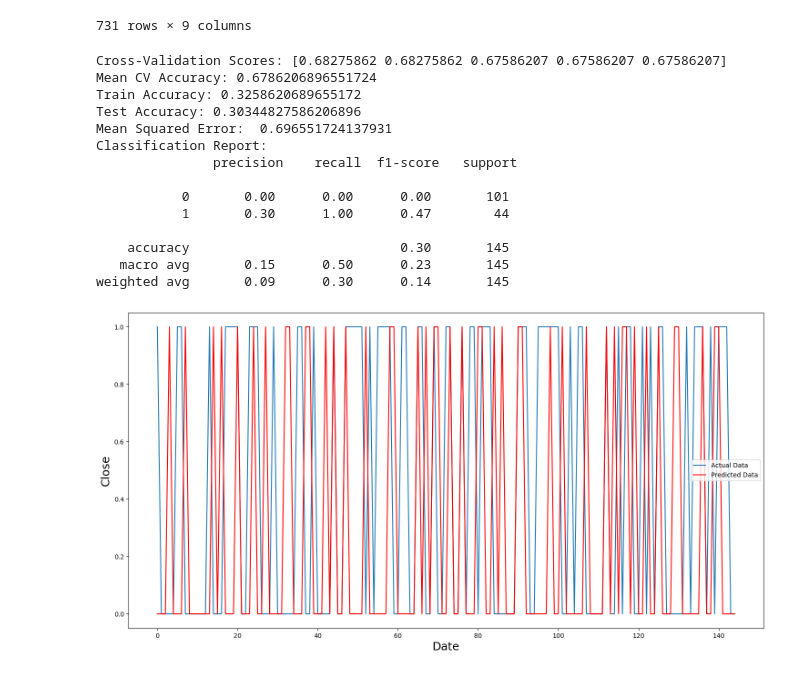
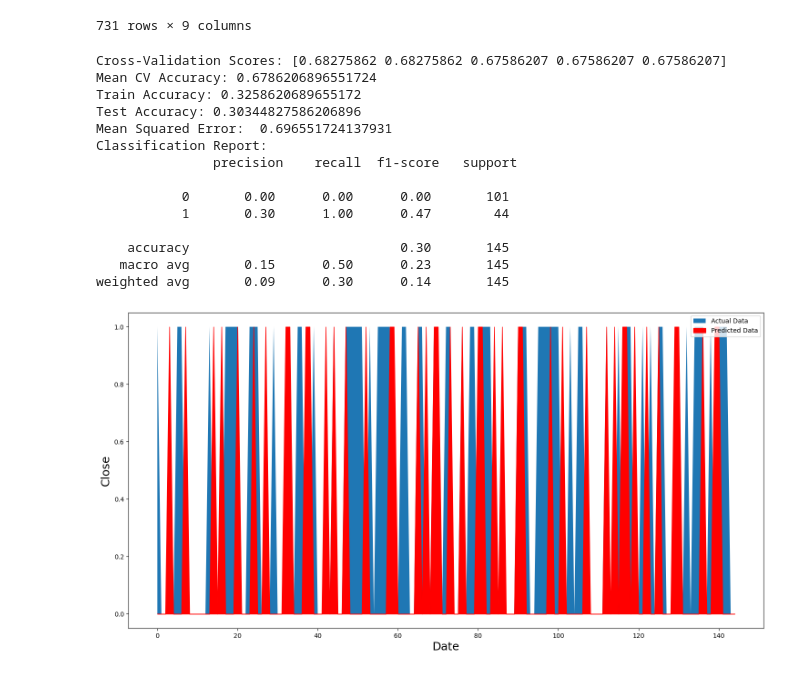
Before and after one commit to code4ry/FinRL-RegressionModels, a Jupyter notebook: Learning Models/Logistic Regression/logisticRegression/logisticModel.ipynb, the cells around one changed output. Saved outputs shown, nothing was run; the diff lists cells and outputs as text; code cells hidden in the pictures.

```diff
--- a/Learning Models/Logistic Regression/logisticRegression/logisticModel.ipynb
+++ b/Learning Models/Logistic Regression/logisticRegression/logisticModel.ipynb
@@ -152,6 +152,8 @@ cv_scores = cross_val_score(model, sp_X, sp_Y, scoring='accuracy', cv=5)  # 5-fo
 # Print the cross-validation scores
 print("Cross-Validation Scores:", cv_scores)
 print("Mean CV Accuracy:", cv_scores.mean())
+
+# Training the initial model with training data from DJI
 model.fit(X_train, y_train)
 
 # Making predictions on the train and test set
@@ -168,33 +170,33 @@ print ("Test Accuracy:", test_accuracy)
 # Evaluating mean squared error
 mse = mean_squared_error(spY_test, spY_test_pred)
 print ("Mean Squared Error: ", mse)
 
 # Displaying classification report
 print("Classification Report:\n", classification_report(spY_test, spY_test_pred))
 
 # Visualizing the predictions
 plt.figure(figsize=(18, 9))
-plt.plot(range(len(spY_test)), stock_data["Target"][:len(spY_test)], label='Actual Data')
-plt.plot(range(len(spY_test)), spY_test, color='red', label='Predicted Data')
+plt.fill_between(range(len(spY_test)), stock_data["Target"][:len(spY_test)], label='Actual Data')
+plt.fill_between(range(len(spY_test)), spY_test, color='red', label='Predicted Data')
 
 # plt.xticks(range(0, len(spY_test), 500), stock_data['Date'].loc[::500], rotation=45)
 plt.xlabel('Date', fontsize=18)
 plt.ylabel('Close', fontsize=18)
 plt.legend()
 plt.show()
 # %% [output]
 Cross-Validation Scores: [0.68275862 0.68275862 0.67586207 0.67586207 0.67586207]
 Mean CV Accuracy: 0.6786206896551724
 Train Accuracy: 0.3258620689655172
 Test Accuracy: 0.30344827586206896
 Mean Squared Error:  0.696551724137931
 Classification Report:
                precision    recall  f1-score   support
 
            0       0.00      0.00      0.00       101
            1       0.30      1.00      0.47        44
 
     accuracy                           0.30       145
    macro avg       0.15      0.50      0.23       145
 weighted avg       0.09      0.30      0.14       145
-[figure, old version]
+[figure, new version]
```
Also changed, not shown: 1 other file.
